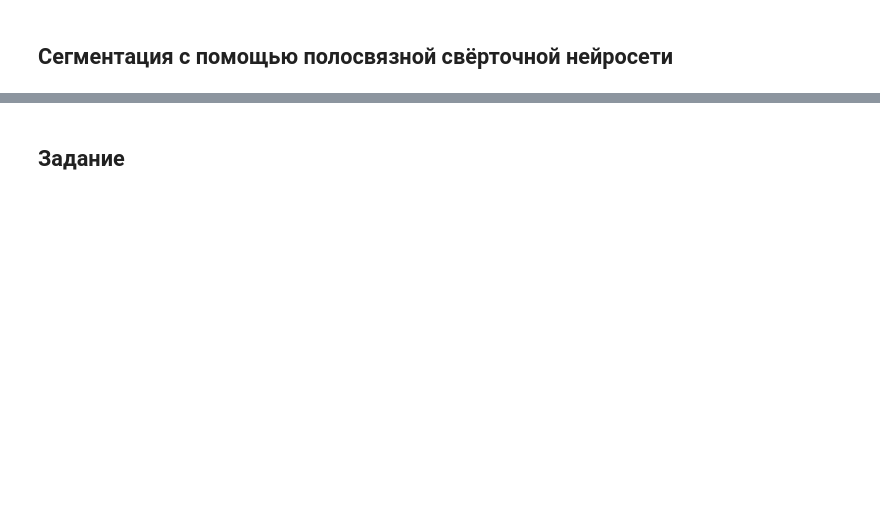
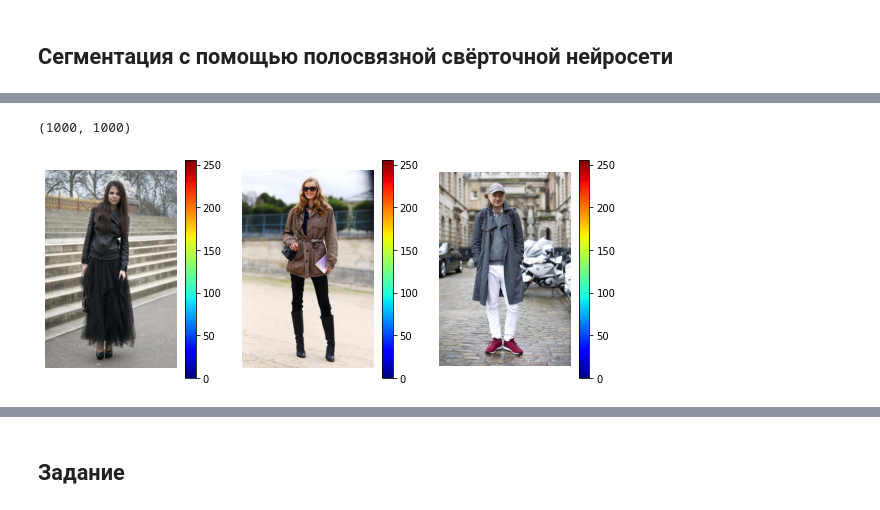
Before and after one commit to EvilMax/ai-ml, a Jupyter notebook: m5/Segmentation.ipynb, the cells around one changed output, grey strips where cells are left out. Drawn from its saved outputs; the diff is of its cells as text; code cells hidden in the pictures; blank space fills up the shorter version.

```diff
--- a/m5/Segmentation.ipynb
+++ b/m5/Segmentation.ipynb
@@ -38,0 +61,32 @@
+# %%
+sample_size = 128
+class_count = 59
+
+images = []
+for i in range(1,1001):
+    url = 'clothing-co-parsing/photos/%04d.jpg'%(i)
+    img = cv2.imread(url)
+    img = cv2.cvtColor(img, cv2.COLOR_BGR2RGB)
+    images.append(tf.convert_to_tensor(img))
+# %%
+masks = []
+for i in range(1,1001):
+    url = 'clothing-co-parsing/annotations/pixel-level/%04d.mat'%(i)
+    file = io.loadmat(url)
+    mask = tf.convert_to_tensor(file['groundtruth'])
+    masks.append(mask)
+# %%
+len(images), len(masks)
+# %% [output]
+(1000, 1000)
+# %%
+plt.figure(figsize=(10,4))
+for i in range(1,4):
+    plt.subplot(1,3,i)
+    img = images[i]
+    plt.imshow(img, cmap='jet')
+    plt.colorbar()
+    plt.axis('off')
+plt.show()
+# %% [output]
+[figure, added]
```
Also changed, not shown: parts of 42 cells of this notebook.
